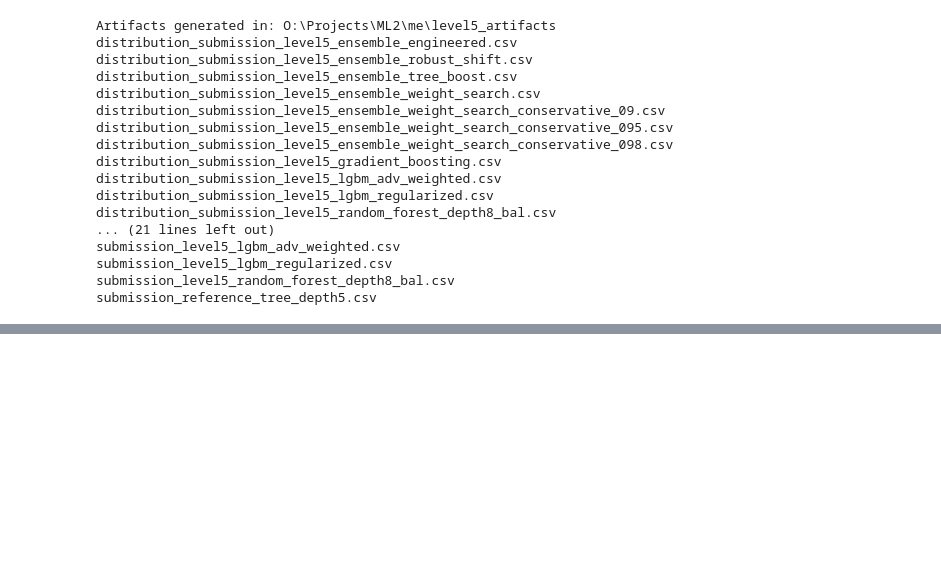
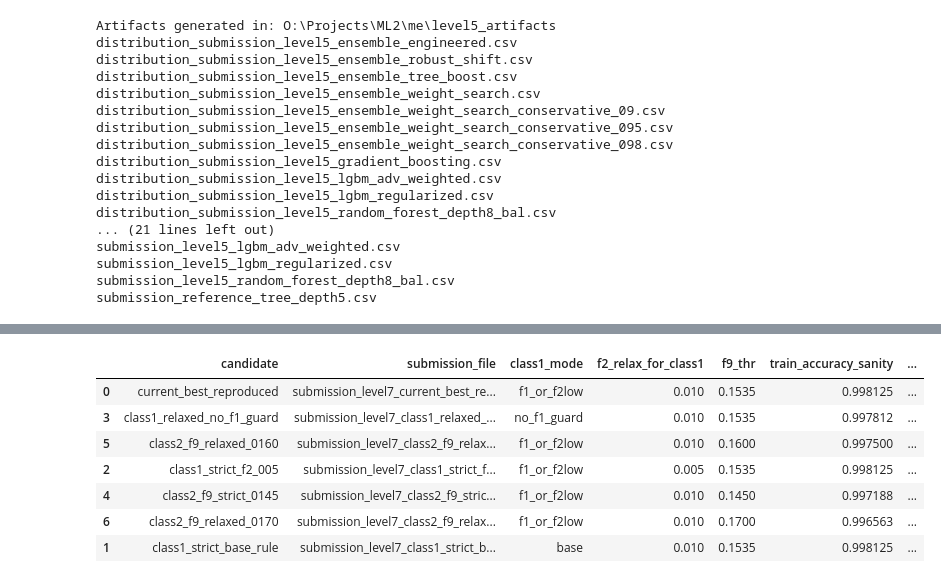
Before and after one commit to Omarmidanii/Kaggle_Classification_Challenge, a Jupyter notebook: main_code.ipynb, the cells around one changed output, grey strips where cells are left out. Cells and saved outputs as stored; diff of their text form; code cells hidden in the pictures; blank space fills up the shorter version.

Commit message:
final submission

```diff
--- a/main_code.ipynb
+++ b/main_code.ipynb
@@ -2529,0 +2579,14 @@ submission_reference_tree_depth5.csv
+# %%
+best_path = LEVEL5_DIR / 'submission_level5_ensemble_weight_search.csv'
+eng_path = LEVEL5_DIR / 'submission_level5_ensemble_engineered.csv'
+
+best_sub = pd.read_csv(best_path)
+eng_sub = pd.read_csv(eng_path)
+
+comparison = best_sub.merge(eng_sub, on='ID', suffixes=('_best', '_engineered'))
+diff_submitted = comparison[comparison['target_best'] != comparison['target_engineered']].copy()
+diff_submitted = diff_submitted.merge(test, on='ID', how='left')
+diff_submitted.to_csv(ARTIFACT_DIR / 'level7_diff_best_vs_engineered.csv', index=False)
+
+print('Number of rows changed between submitted Level 5 files:', len(diff_submitted))
+display(diff_submitted)
@@ -2529,0 +2681,67 @@ submission_reference_tree_depth5.csv
+# %%
+def evaluate_rule_variant(name, *, f9_thr=0.1535, f2_relax_for_class1=0.010, class1_mode='f1_or_f2low'):
+    train_pred = rule_predict(
+        train,
+        f9_thr=f9_thr,
+        f2_relax_for_class1=f2_relax_for_class1,
+        class1_mode=class1_mode,
+    )
+    test_pred = rule_predict(
+        test,
+        f9_thr=f9_thr,
+        f2_relax_for_class1=f2_relax_for_class1,
+        class1_mode=class1_mode,
+    )
+
+    sub = pd.DataFrame({'ID': sample['ID'], 'target': test_pred})
+    sub_path = ARTIFACT_DIR / f'submission_level7_{name}.csv'
+    sub.to_csv(sub_path, index=False)
+
+    return {
+        'candidate': name,
+        'submission_file': sub_path.name,
+        'class1_mode': class1_mode,
+        'f2_relax_for_class1': f2_relax_for_class1,
+        'f9_thr': f9_thr,
+        'train_accuracy_sanity': accuracy_score(train['target'], train_pred),
+        'train_balanced_accuracy_sanity': balanced_accuracy_score(train['target'], train_pred),
+        'train_macro_f1_sanity': f1_score(train['target'], train_pred, average='macro'),
+        'train_errors_sanity': int((train_pred != train['target'].to_numpy()).sum()),
+        'test_class1_count': int((test_pred == 'class1').sum()),
+        'test_class2_count': int((test_pred == 'class2').sum()),
+        'test_class3_count': int((test_pred == 'class3').sum()),
+        'different_from_current_best': int((test_pred != best_sub['target'].to_numpy()).sum()),
+    }
+
+variant_specs = [
+    # Reproduce current best, do not resubmit.
+    ('current_best_reproduced', 0.1535, 0.010, 'f1_or_f2low'),
+
+    # Class1 stress tests. These are probably risky after the engineered submission result.
+    ('class1_strict_base_rule', 0.1535, 0.010, 'base'),
+    ('class1_strict_f2_005', 0.1535, 0.005, 'f1_or_f2low'),
+    ('class1_relaxed_no_f1_guard', 0.1535, 0.010, 'no_f1_guard'),
+
+    # Class2 threshold stress tests.
+    ('class2_f9_strict_0145', 0.1450, 0.010, 'f1_or_f2low'),
+    ('class2_f9_relaxed_0160', 0.1600, 0.010, 'f1_or_f2low'),
+    ('class2_f9_relaxed_0170', 0.1700, 0.010, 'f1_or_f2low'),
+]
+
+variant_rows = [
+    evaluate_rule_variant(name, f9_thr=f9, f2_relax_for_class1=f2r, class1_mode=mode)
+    for name, f9, f2r, mode in variant_specs
+]
+
+variant_df = pd.DataFrame(variant_rows).sort_values(['different_from_current_best', 'train_errors_sanity'])
+variant_df.to_csv(ARTIFACT_DIR / 'level7_rule_variant_comparison.csv', index=False)
+display(variant_df)
+# %% [output]
+|  | candidate | submission_file | class1_mode | f2_relax_for_class1 | f9_thr | train_accuracy_sanity | ... |
+| 0 | current_best_reproduced | submission_level7_current_best_re... | f1_or_f2low | 0.010 | 0.1535 | 0.998125 | ... |
+| 3 | class1_relaxed_no_f1_guard | submission_level7_class1_relaxed_... | no_f1_guard | 0.010 | 0.1535 | 0.997812 | ... |
+| 5 | class2_f9_relaxed_0160 | submission_level7_class2_f9_relax... | f1_or_f2low | 0.010 | 0.1600 | 0.997500 | ... |
+| 2 | class1_strict_f2_005 | submission_level7_class1_strict_f... | f1_or_f2low | 0.005 | 0.1535 | 0.998125 | ... |
+| 4 | class2_f9_strict_0145 | submission_level7_class2_f9_stric... | f1_or_f2low | 0.010 | 0.1450 | 0.997188 | ... |
+| 6 | class2_f9_relaxed_0170 | submission_level7_class2_f9_relax... | f1_or_f2low | 0.010 | 0.1700 | 0.996563 | ... |
+| 1 | class1_strict_base_rule | submission_level7_class1_strict_b... | base | 0.010 | 0.1535 | 0.998125 | ... |
```
Also changed, not shown: parts of 8 cells of this notebook, 13 other files.
